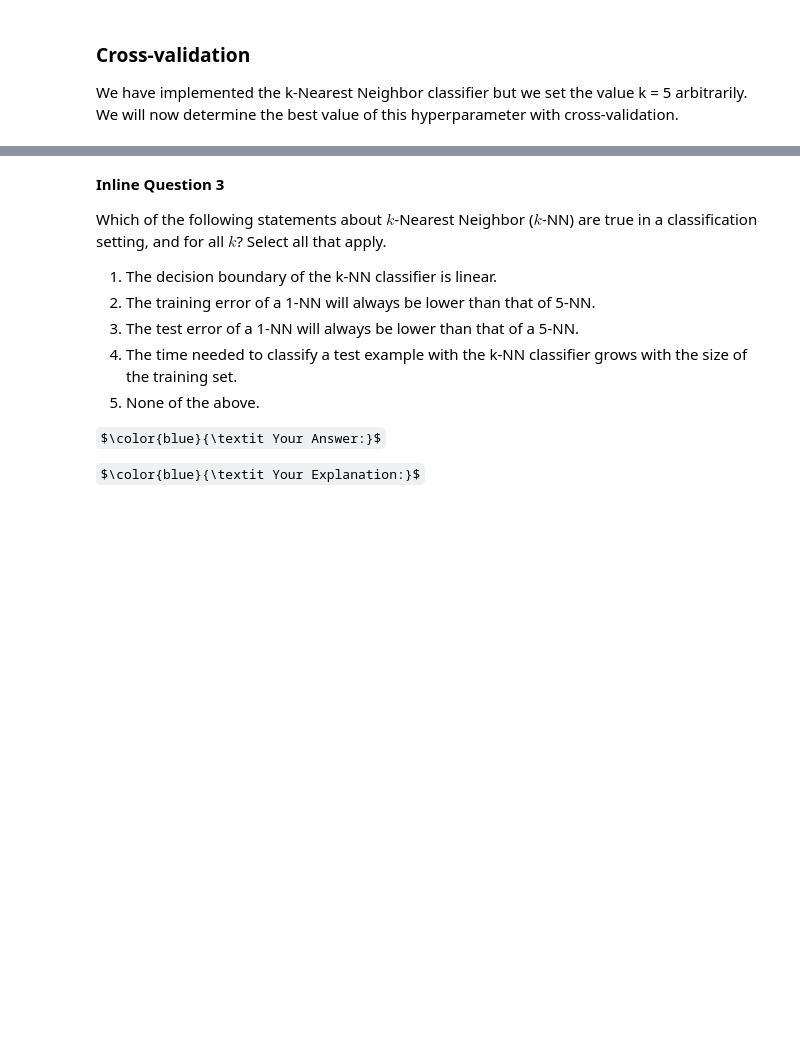
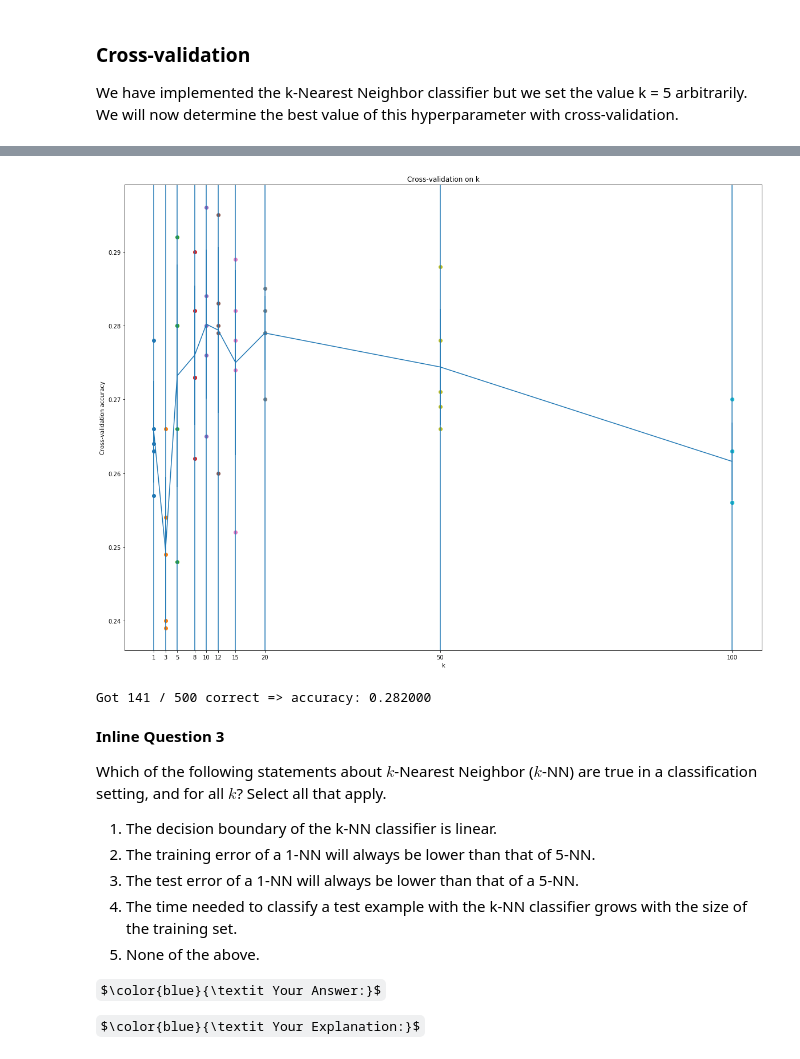
Before and after one commit to adzhumurat/nn_studying, a Jupyter notebook: assignments/assignment1/knn.ipynb, the cells around one changed output, grey strips where cells are left out. Drawn from its saved outputs; the diff is of its cells as text; code cells hidden in the pictures; some formulas as TeX source; blank space fills up the shorter version.

```diff
--- a/assignments/assignment1/knn.ipynb
+++ b/assignments/assignment1/knn.ipynb
@@ -245,7 +270,8 @@ y_train_folds = []
 ################################################################################
 # *****START OF YOUR CODE (DO NOT DELETE/MODIFY THIS LINE)*****
 
-pass
+X_train_folds = np.array(np.array_split(X_train, num_folds))
+y_train_folds = np.array(np.array_split(y_train, num_folds))
 
 # *****END OF YOUR CODE (DO NOT DELETE/MODIFY THIS LINE)*****
 
@@ -266,7 +292,24 @@ k_to_accuracies = {}
 ################################################################################
 # *****START OF YOUR CODE (DO NOT DELETE/MODIFY THIS LINE)*****
 
-pass
+validation_folds = np.arange(num_folds)
+classifier = KNearestNeighbor()
+for test_k in k_choices:
+    k_to_accuracies[test_k] = []
+    for validation_fold in validation_folds:
+        # подготавливаем тренировочное множество
+        train_folds = np.where(validation_folds != validation_fold)
+        # обучаем модель
+        classifier.train(
+            np.vstack(X_train_folds[train_folds]),
+            np.hstack(y_train_folds[train_folds])
+        )
+        dists = classifier.compute_distances_no_loops(X_train_folds[validation_fold])
+        # выполняем predict
+        y_validation_pred = classifier.predict_labels(dists, k=test_k)
+        validation_num_correct = np.sum(y_validation_pred == y_train_folds[validation_fold])
+        accuracy = float(validation_num_correct) / y_validation_pred.shape[0]
+        k_to_accuracies[test_k].append(accuracy)
 
 # *****END OF YOUR CODE (DO NOT DELETE/MODIFY THIS LINE)*****
 
@@ -277,22 +338,28 @@ for k in sorted(k_to_accuracies):
 # %%
 # plot the raw observations
 for k in k_choices:
     accuracies = k_to_accuracies[k]
     plt.scatter([k] * len(accuracies), accuracies)
 
 # plot the trend line with error bars that correspond to standard deviation
 accuracies_mean = np.array([np.mean(v) for k,v in sorted(k_to_accuracies.items())])
 accuracies_std = np.array([np.std(v) for k,v in sorted(k_to_accuracies.items())])
 plt.errorbar(k_choices, accuracies_mean, yerr=accuracies_std)
 plt.title('Cross-validation on k')
+x_ticks = np.array([k for k in sorted(k_to_accuracies)])
+plt.xticks(x_ticks)
 plt.xlabel('k')
+for xc in x_ticks:
+    plt.axvline(x=xc)
 plt.ylabel('Cross-validation accuracy')
 plt.show()
+# %% [output]
+[figure, added]
 # %%
 # Based on the cross-validation results above, choose the best value for k,
 # retrain the classifier using all the training data, and test it on the test
 # data. You should be able to get above 28% accuracy on the test data.
-best_k = 1
+best_k = 10
 
 classifier = KNearestNeighbor()
 classifier.train(X_train, y_train)
@@ -302,6 +369,8 @@ y_test_pred = classifier.predict(X_test, k=best_k)
 num_correct = np.sum(y_test_pred == y_test)
 accuracy = float(num_correct) / num_test
 print('Got %d / %d correct => accuracy: %f' % (num_correct, num_test, accuracy))
+# %% [output]
+Got 141 / 500 correct => accuracy: 0.282000
 # %% [markdown]
 **Inline Question 3**
 
```
Also changed, not shown: parts of 12 cells of this notebook.
